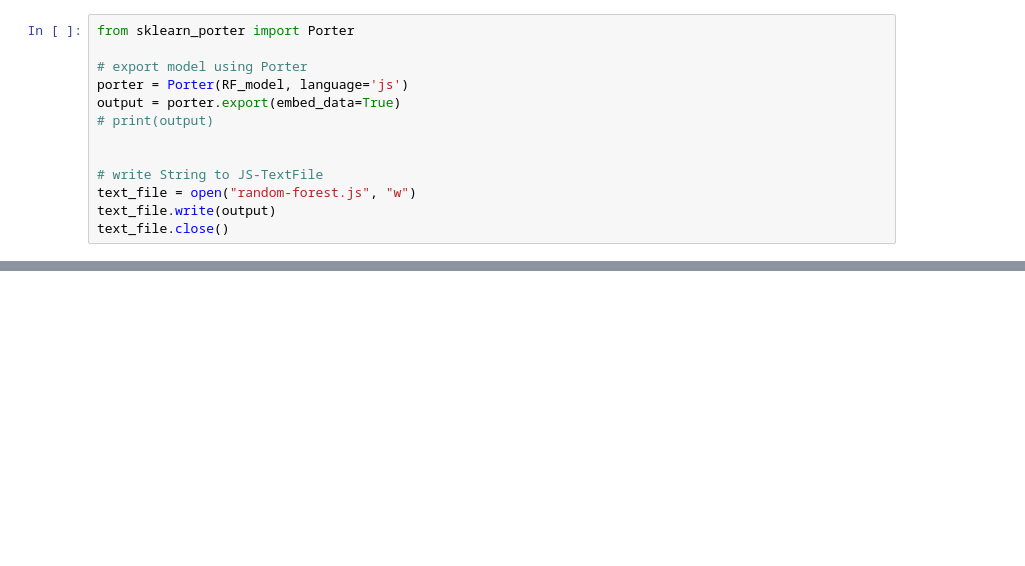
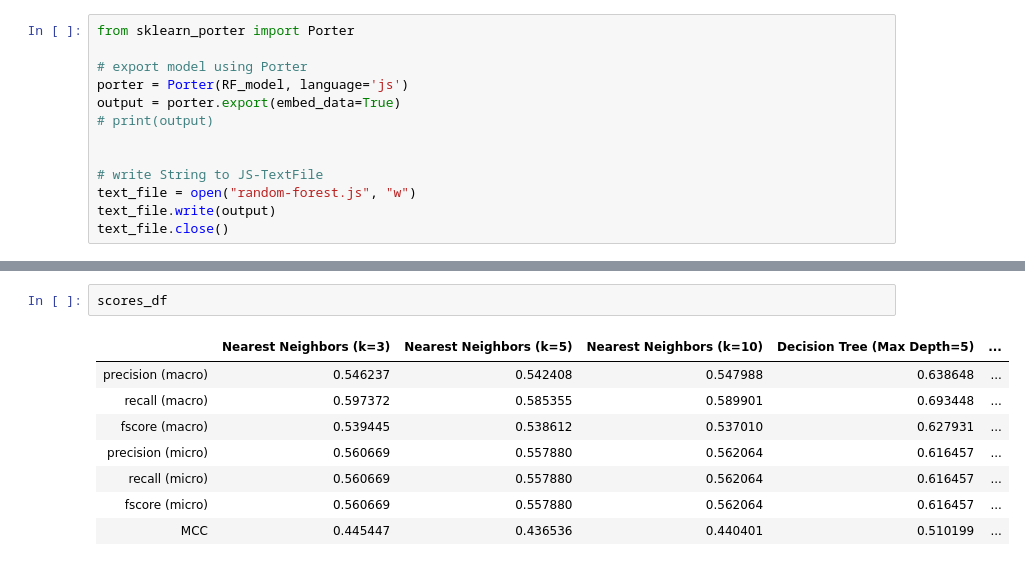
Before and after one commit to wenzlf/KontextsensitiveSysteme, a Jupyter notebook: CSS-Exercice.ipynb, the cells around one changed output, grey strips where cells are left out. Cells and saved outputs as stored; diff of their text form; blank space fills up the shorter version.

```diff
--- a/CSS-Exercice.ipynb
+++ b/CSS-Exercice.ipynb
@@ -383,0 +504,11 @@ text_file.close()
+# %%
+scores_df
+# %% [output]
+|  | Nearest Neighbors (k=3) | Nearest Neighbors (k=5) | Nearest Neighbors (k=10) | Decision Tree (Max Depth=5) | ... |
+| precision (macro) | 0.546237 | 0.542408 | 0.547988 | 0.638648 | ... |
+| recall (macro) | 0.597372 | 0.585355 | 0.589901 | 0.693448 | ... |
+| fscore (macro) | 0.539445 | 0.538612 | 0.537010 | 0.627931 | ... |
+| precision (micro) | 0.560669 | 0.557880 | 0.562064 | 0.616457 | ... |
+| recall (micro) | 0.560669 | 0.557880 | 0.562064 | 0.616457 | ... |
+| fscore (micro) | 0.560669 | 0.557880 | 0.562064 | 0.616457 | ... |
+| MCC | 0.445447 | 0.436536 | 0.440401 | 0.510199 | ... |
```
Also changed, not shown: parts of 10 cells of this notebook, 2 other files.
